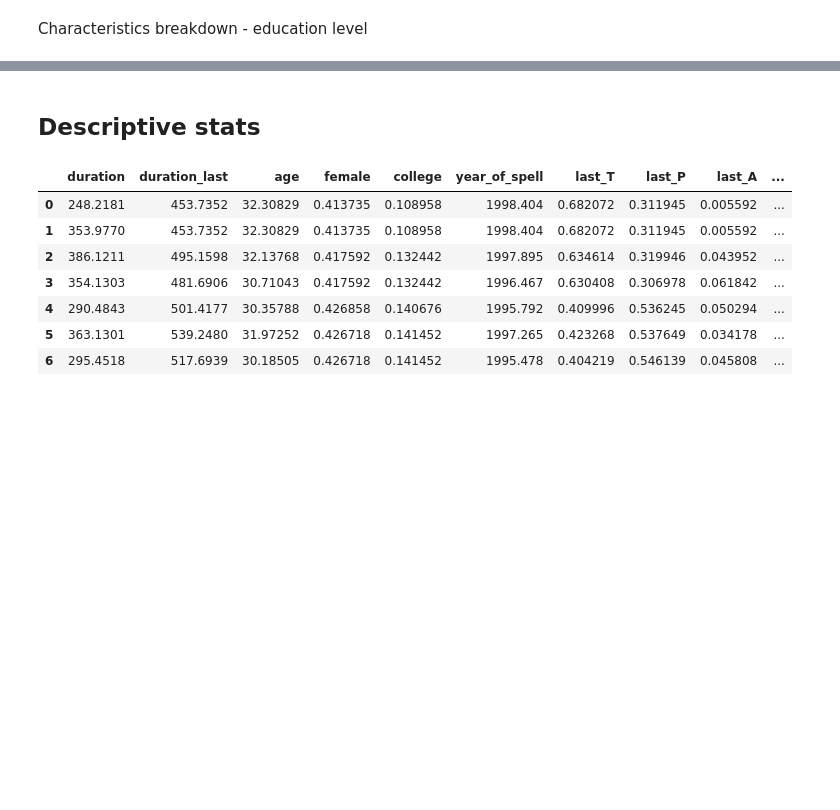
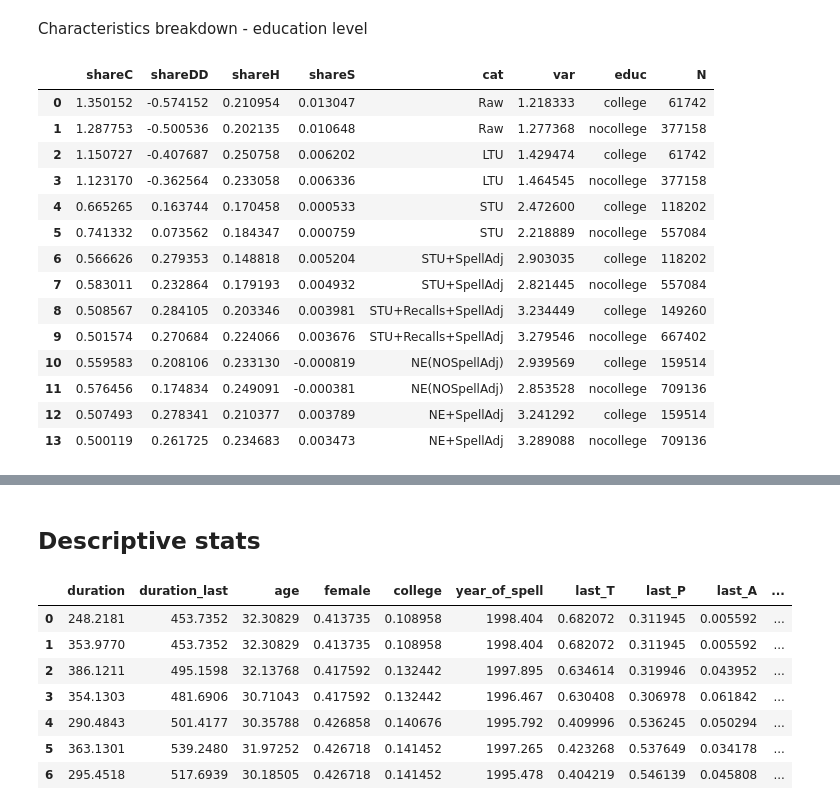
Before and after one commit to crisla/UVD_ABS_code, a Jupyter notebook: tables_and_plots.ipynb, the cells around one changed output, grey strips where cells are left out. Cells and saved outputs as stored; diff of their text form; code cells hidden in the pictures; blank space fills up the shorter version.

```diff
--- a/tables_and_plots.ipynb
+++ b/tables_and_plots.ipynb
@@ -321,9 +412,27 @@ short_tab.round(3).to_stata('results/results_educ.dta')
 # %%
 table_raw, names, column_names, noobs = read_results('results/all_results_educ_96_noA.log')
 
 names_latex = names
 var_names, educ_names = format_column_names(column_names)
 AllTab = pd.DataFrame(table_raw[1:,:].T, index=names_latex, columns=var_names)
 short_tab = format_very_short(AllTab)
 short_tab['educ'] = list(itertools.chain.from_iterable(educ_names))
+short_tab['N'] = np.array(noobs)
 short_tab.round(3).to_stata('results/results_educ_96_noA.dta')
+short_tab
+# %% [output]
+|  | shareC | shareDD | shareH | shareS | cat | var | educ | N |
+| 0 | 1.350152 | -0.574152 | 0.210954 | 0.013047 | Raw | 1.218333 | college | 61742 |
+| 1 | 1.287753 | -0.500536 | 0.202135 | 0.010648 | Raw | 1.277368 | nocollege | 377158 |
+| 2 | 1.150727 | -0.407687 | 0.250758 | 0.006202 | LTU | 1.429474 | college | 61742 |
+| 3 | 1.123170 | -0.362564 | 0.233058 | 0.006336 | LTU | 1.464545 | nocollege | 377158 |
+| 4 | 0.665265 | 0.163744 | 0.170458 | 0.000533 | STU | 2.472600 | college | 118202 |
+| 5 | 0.741332 | 0.073562 | 0.184347 | 0.000759 | STU | 2.218889 | nocollege | 557084 |
+| 6 | 0.566626 | 0.279353 | 0.148818 | 0.005204 | STU+SpellAdj | 2.903035 | college | 118202 |
+| 7 | 0.583011 | 0.232864 | 0.179193 | 0.004932 | STU+SpellAdj | 2.821445 | nocollege | 557084 |
+| 8 | 0.508567 | 0.284105 | 0.203346 | 0.003981 | STU+Recalls+SpellAdj | 3.234449 | college | 149260 |
+| 9 | 0.501574 | 0.270684 | 0.224066 | 0.003676 | STU+Recalls+SpellAdj | 3.279546 | nocollege | 667402 |
+| 10 | 0.559583 | 0.208106 | 0.233130 | -0.000819 | NE(NOSpellAdj) | 2.939569 | college | 159514 |
+| 11 | 0.576456 | 0.174834 | 0.249091 | -0.000381 | NE(NOSpellAdj) | 2.853528 | nocollege | 709136 |
+| 12 | 0.507493 | 0.278341 | 0.210377 | 0.003789 | NE+SpellAdj | 3.241292 | college | 159514 |
+| 13 | 0.500119 | 0.261725 | 0.234683 | 0.003473 | NE+SpellAdj | 3.289088 | nocollege | 709136 |
```
Also changed, not shown: parts of 14 cells of this notebook, 16 other files.
